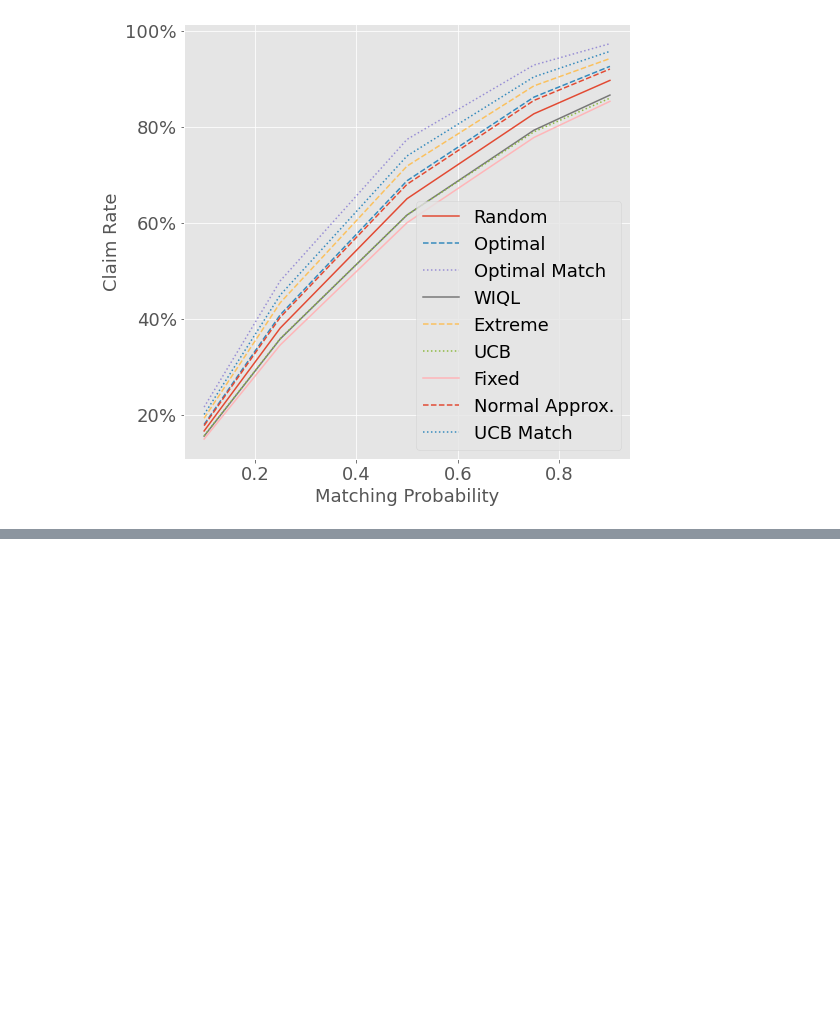
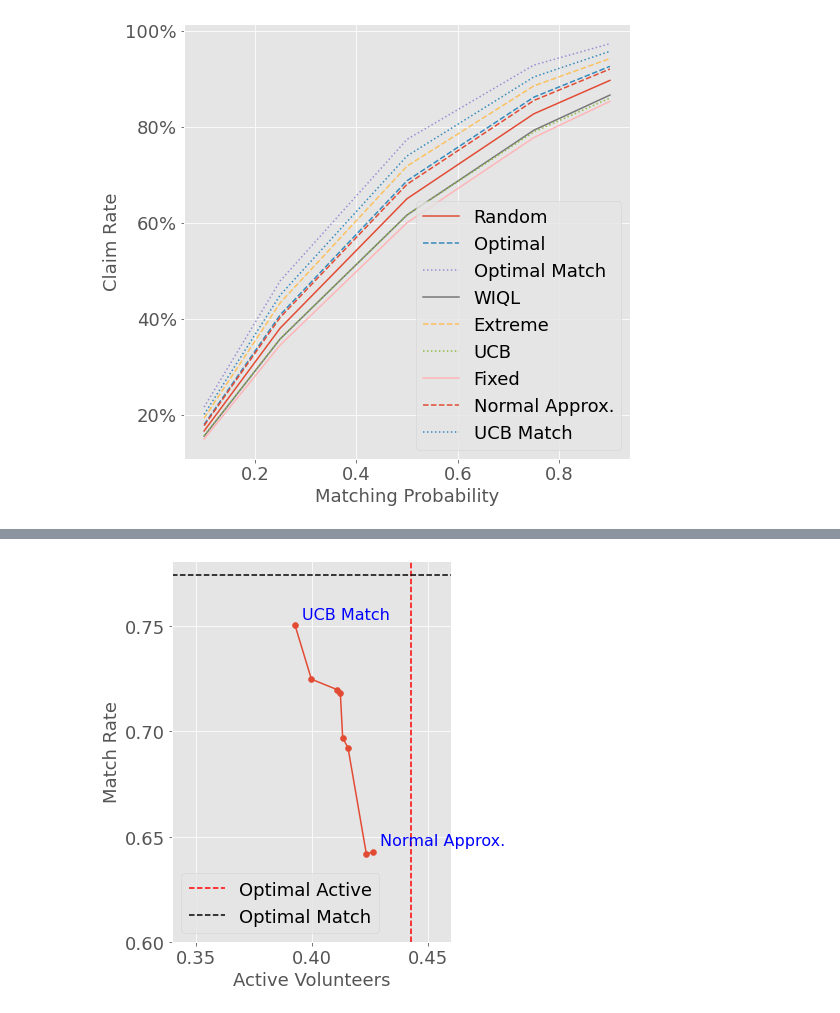
Before and after one commit to naveenr414/food-rescue-rmab, a Jupyter notebook: scripts/Plotting.ipynb, the cells around one changed output, grey strips where cells are left out. Cells and saved outputs as stored; diff of their text form; code cells hidden in the pictures; blank space fills up the shorter version.

```diff
--- a/scripts/Plotting.ipynb
+++ b/scripts/Plotting.ipynb
@@ -312,0 +304,47 @@ plt.savefig("../figures/matching/tradeoff.pdf")
+# %%
+combined = get_results_matching_parameters("matching","combined_lamb",{})
+pareto_data = []
+
+for key in combined[0]['mean_reward'].keys():
+    avg = []
+    for data in combined:
+        avg.append([data['active_rate'][key],data['mean_reward'][key]])
+    avg = np.array(avg)
+    avg = np.mean(avg,axis=0)
+    pareto_data.append(avg)
+pareto_data = filter_pareto_optimal(pareto_data)
+pareto_data += [[x[i],y[i]] for i in range(len(x))]
+pareto_data = sorted(pareto_data,key=lambda k: k[0])
+
+keys = ['predicted_optimal_match_rewards','norm_rewards']
+x = [active_rates[i] for i in keys]
+y = [mean_rewards[i] for i in keys]
+
+fig, ax = plt.subplots(figsize=(5,7))
+
+plt.plot([i[0] for i in pareto_data],[i[1] for i in pareto_data])
+plt.scatter([i[0] for i in pareto_data],[i[1] for i in pareto_data])
+
+y_line = mean_rewards['optimal_match_rewards']
+x_line = active_rates['optimal_rewards']
+
+ax.axvline(x=x_line, color='red', linestyle='--',label='Optimal Active')
+
+# Plot the horizontal dashed line
+ax.axhline(y=y_line, color='black', linestyle='--',label='Optimal Match')
+plt.yticks([0.6,0.65,0.7,0.75])
+plt.xticks([0.35,0.4,0.45])
+plt.legend()
+
+plt.ylabel("Match Rate")
+plt.xlabel("Active Volunteers")
+
+plt.xlim([0.34,0.46])
+for name in keys:
+    nice = method_to_nice[name]
+    plt.text(active_rates[name] + 0.003, mean_rewards[name]+0.003, nice, fontsize=16
+    , color='blue')
+
+plt.savefig("../figures/matching/tradeoff_pareto.pdf")
+# %% [output]
+[figure, added]
```
Also changed, not shown: parts of 5 cells of this notebook, 12 other files.
